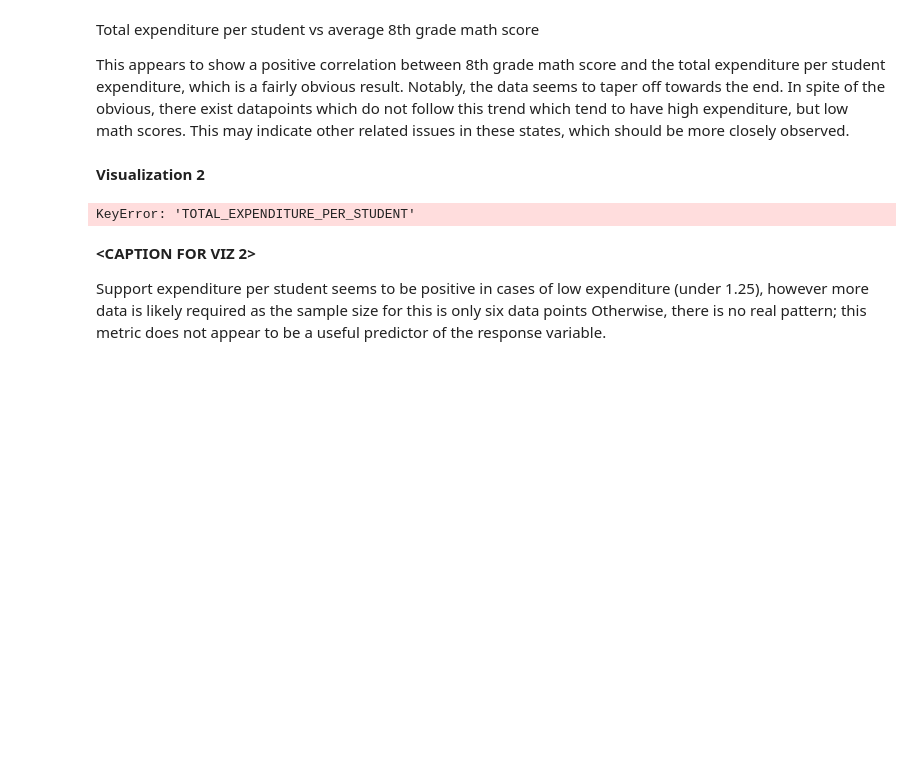
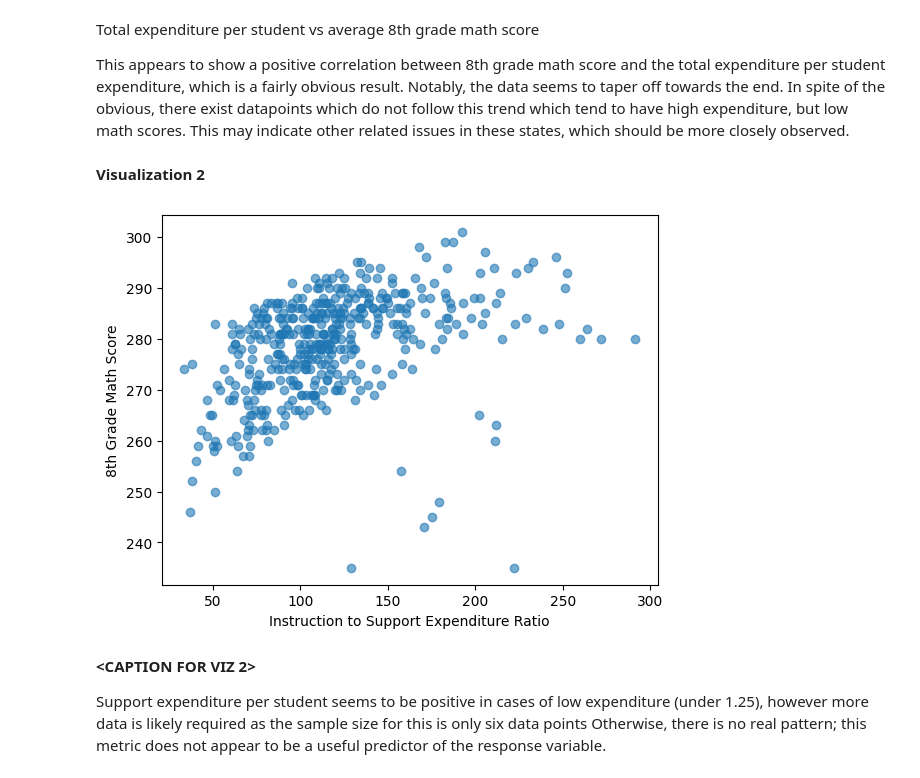
Before and after one commit to zayduzzaman/MDST_Onboarding, a Jupyter notebook: tutorial1/checkpoint1.ipynb, the cells around one changed output. Cells and saved outputs as stored; diff of their text form; code cells hidden in the pictures; blank space fills up the shorter version.

```diff
--- a/tutorial1/checkpoint1.ipynb
+++ b/tutorial1/checkpoint1.ipynb
@@ -199,13 +199,13 @@ Total expenditure per student vs average 8th grade math score
 **Visualization 2**
 # %%
 # Maybe school size vs average math 8 score
-plt.scatter(states_csv["TOTAL_EXPENDITURE_PER_STUDENT"], states_csv["AVG_MATH_8_SCORE"], alpha = 0.6)
+plt.scatter(states_csv["KNOWN_EXPENDITURE_PER_STUDENT_8"], states_csv["AVG_MATH_8_SCORE"], alpha = 0.6)
 plt.xlabel('Instruction to Support Expenditure Ratio')
 plt.ylabel('8th Grade Math Score')
 
 plt.show()
 # %% [output]
-KeyError: 'TOTAL_EXPENDITURE_PER_STUDENT'
+[figure, added]
 # %% [markdown]
 **<CAPTION FOR VIZ 2>**
 
```
Also changed, not shown: parts of 5 cells of this notebook.
